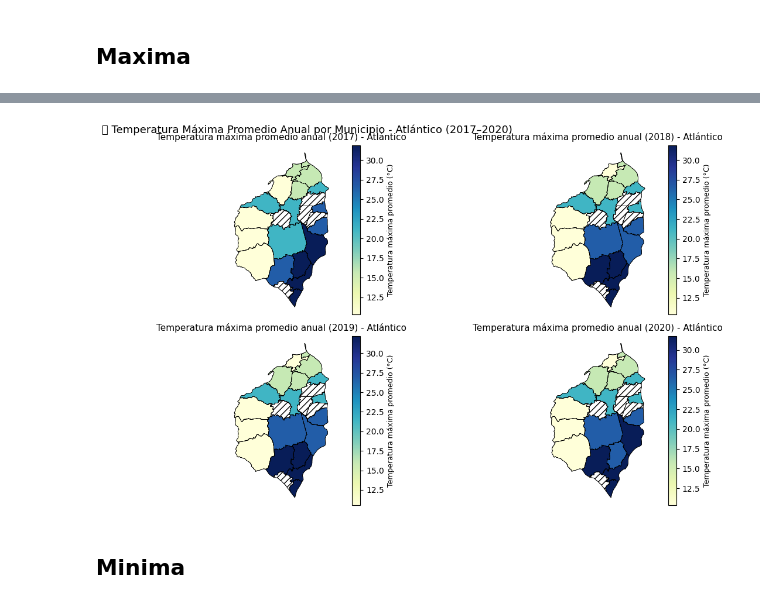
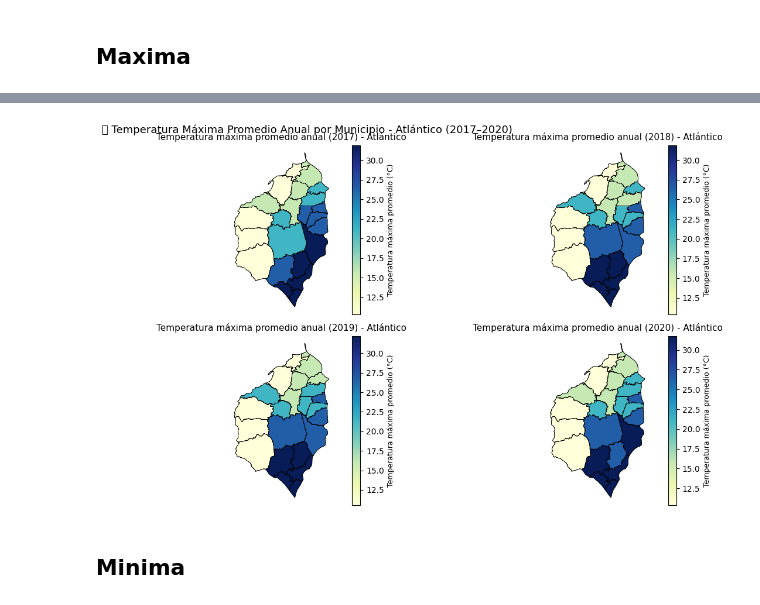
Before and after one commit to Darally06/Dengue_caracterization, a Jupyter notebook: archivosnc.ipynb, the cells around one changed output, grey strips where cells are left out. Saved outputs shown, nothing was run; the diff lists cells and outputs as text; code cells hidden in the pictures.

Commit message:
mapas aproximados

```diff
--- a/archivosnc.ipynb
+++ b/archivosnc.ipynb
@@ -555,14 +320,3 @@ Procesando 2020...
 # Temperatura
 # %% [markdown]
 ## Maxima
-# %%
-ruta = r"C:\Dengue\Datos Clima\temp_max_atl_2017"
-archivos = [f for f in os.listdir(ruta) if f.endswith('.nc')]
-print(f"Total de archivos: {len(archivos)}")
-print(archivos[:5])  # muestra los primeros 5
-
-dsm = xr.open_mfdataset(os.path.join(ruta, "*.nc"), combine="by_coords")
-
-print(dsm)
-
-print(list(dsm.data_vars))
@@ -746,6 +382,34 @@ for i, año in enumerate(años):
     )
     gdf["temp_max_promedio"] = [s["mean"] for s in stats]
 
+    # ------------------------------------------------------------
+    # 🔧 Aproximar municipios sin datos con promedio de 5 vecinos más cercanos
+    # ------------------------------------------------------------
+    from shapely.geometry import Point
+
+    # Calcular centroides
+    gdf["centroide"] = gdf.geometry.centroid
+
+    # Separar municipios con y sin datos
+    gdf_con_datos = gdf.dropna(subset=["temp_max_promedio"])
+    gdf_sin_datos = gdf[gdf["temp_max_promedio"].isna()]
+
+    # Para cada municipio sin datos, estimar el valor según 5 vecinos más cercanos
+    for idx, row in gdf_sin_datos.iterrows():
+        # Calcular distancias a los municipios con datos
+        gdf_con_datos["dist"] = gdf_con_datos["centroide"].distance(row["centroide"])
+        vecinos_cercanos = gdf_con_datos.nsmallest(3, "dist")
+
+        # Promedio simple de temperatura máxima de los vecinos
+        valor_aprox = vecinos_cercanos["temp_max_promedio"].mean()
+
+        # Asignar valor aproximado
+        gdf.at[idx, "temp_max_promedio"] = valor_aprox
+
+    # Eliminar columna auxiliar
+    gdf.drop(columns="centroide", inplace=True)
+
+
     # --------------------------------------------------------
     # Graficar mapa
     # --------------------------------------------------------
@@ -766,33 +430,33 @@ for i, año in enumerate(años):
             "edgecolor": "black",
             "hatch": "///",
             "label": "Sin datos"
         }
     )
 
     # Escala de colores individual
     sm = plt.cm.ScalarMappable(
         cmap=cmap,
         norm=plt.Normalize(
             vmin=gdf["temp_max_promedio"].min(),
             vmax=gdf["temp_max_promedio"].max()
         )
     )
     sm._A = []
     cbar = fig.colorbar(sm, ax=ax, orientation="vertical", fraction=0.036, pad=0.04)
     cbar.set_label("Temperatura máxima promedio (°C)", fontsize=9)
 
     # Título y estilo
     ax.set_title(f"Temperatura máxima promedio anual ({año}) - Atlántico", fontsize=11)
     ax.axis("off")
 
 # ------------------------------------------------------------
 # 4️⃣ Ajuste final
 # ------------------------------------------------------------
 plt.suptitle("🌡️ Temperatura Máxima Promedio Anual por Municipio - Atlántico (2017–2020)",
              fontsize=13, y=0.95)
 plt.tight_layout()
 plt.show()
 # %% [output]
-[figure, old version]
+[figure, new version]
 # %% [markdown]
 ## Minima
```
Also changed, not shown: parts of 11 cells of this notebook.
